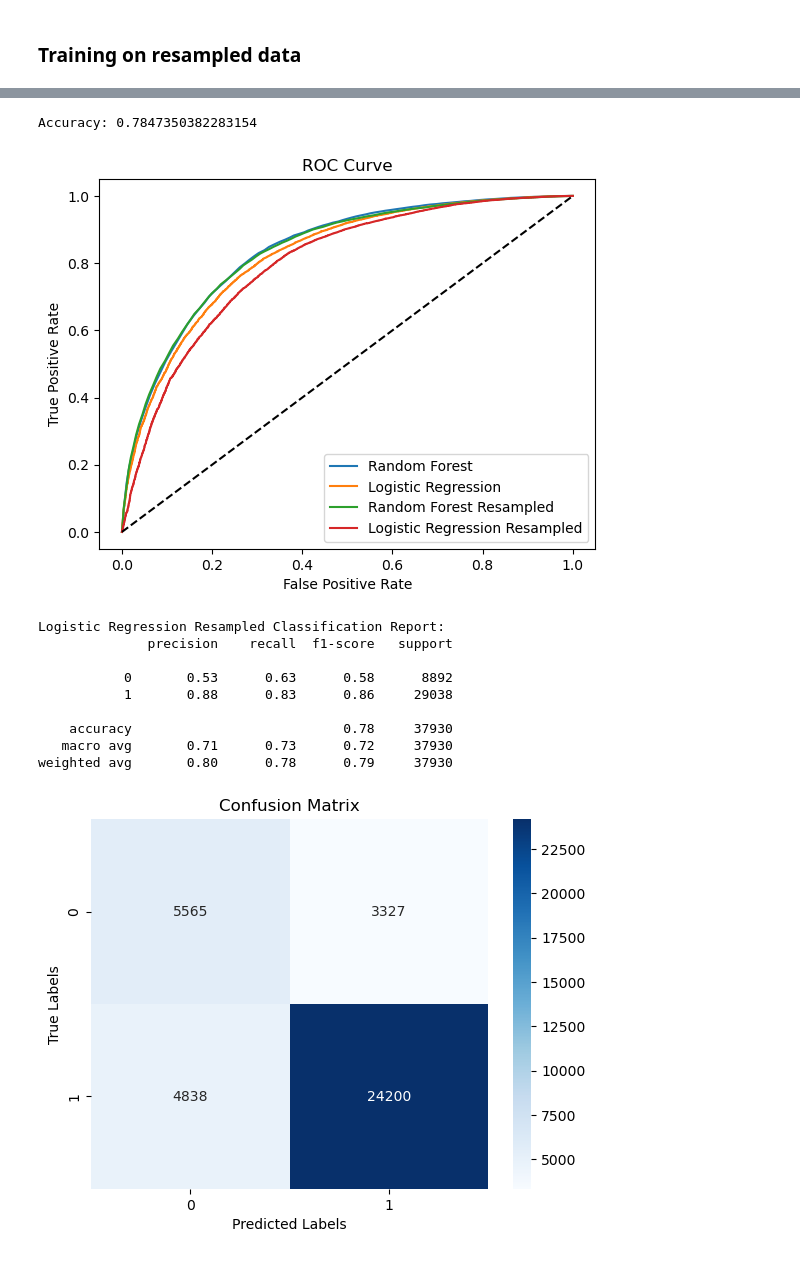
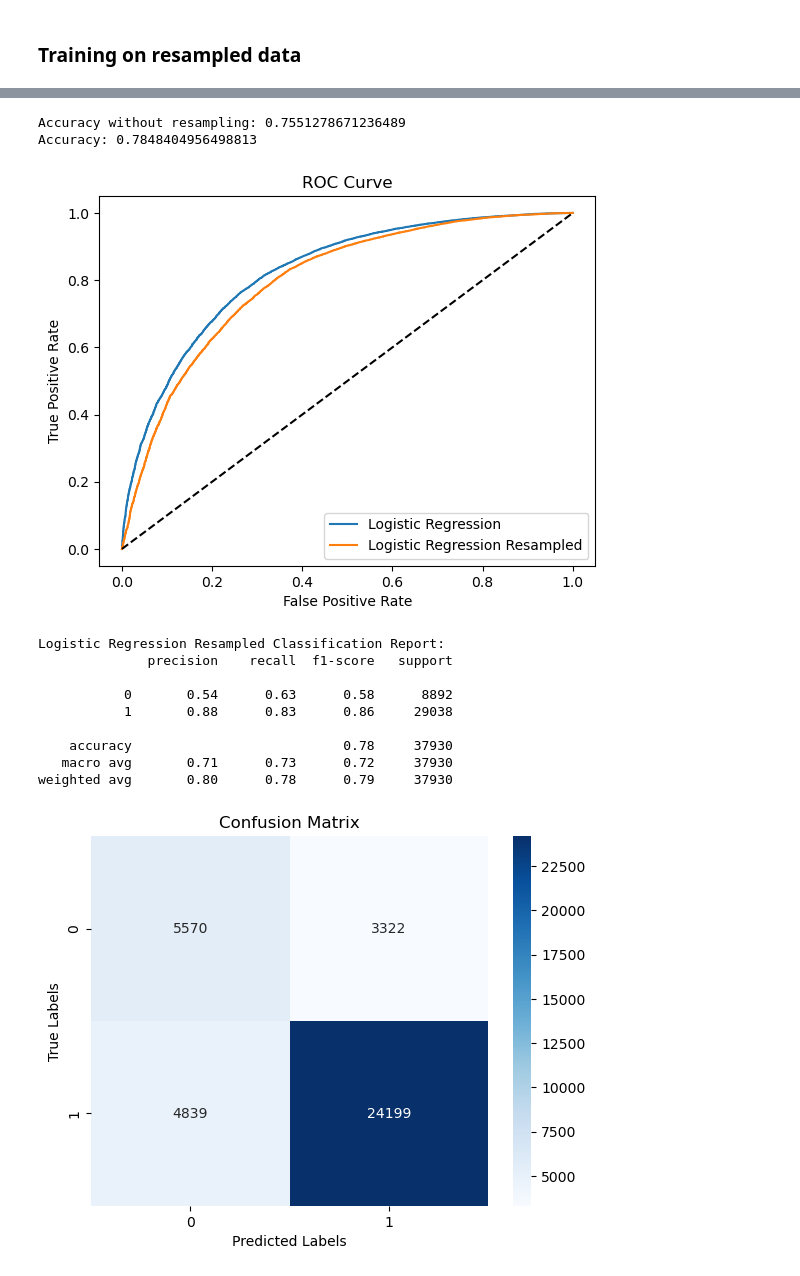
Before and after one commit to behruzgurbanli/CSCI4734_2024F_10551_PROJECT_8, a Jupyter notebook: CSCI4734_2024F_10551_PROJECT_CODE_8.ipynb, the cells around one changed output, grey strips where cells are left out. Cells and saved outputs as stored; diff of their text form; code cells hidden in the pictures.

```diff
--- a/CSCI4734_2024F_10551_PROJECT_CODE_8.ipynb
+++ b/CSCI4734_2024F_10551_PROJECT_CODE_8.ipynb
@@ -128,10 +128,8 @@ dtype: int64
 # %% [markdown]
 ### Categorical features
 # %%
-categorical_cols = ['traffic_control_device', 'device_condition', 'weather_condition',
-                    'lighting_condition', 'first_crash_type', 'trafficway_type',
-                    'alignment', 'roadway_surface_condition', 'road_defect',
-                    'crash_type']
+categorical_columns = data.select_dtypes(include=['object']).columns.tolist()
+print(categorical_columns)
 
-for col in categorical_cols:
+for col in categorical_columns:
     data[col] = data[col].str.upper().str.strip()
@@ -1005,41 +1017,50 @@ NameError: name 'fpr_rf_resampled' is not defined
 # %%
+# Logistic Regression
+lr_resampled = LogisticRegression(
+    max_iter=1000,
+    random_state=42
+)
+
+# Train the model
+lr_resampled.fit(X_train_resampled, y_train_resampled)
+
 # Predict on the test set
 y_pred_lr_resampled = lr_resampled.predict(X_test)
 y_prob_lr_resampled = lr_resampled.predict_proba(X_test)[:, 1]
 
+print(f'Accuracy without resampling: {lr_accuracy}')
 print(f'Accuracy: {accuracy_score(y_test, y_pred_lr_resampled)}')
 
 fpr_lr_resampled, tpr_lr_resampled, thresholds_lr_resampled = roc_curve(y_test, y_prob_lr_resampled)
 
 plt.figure()
-plt.plot(fpr, tpr, label='Random Forest')
 plt.plot(fpr_lr, tpr_lr, label='Logistic Regression')
-plt.plot(fpr_rf_resampled, tpr_rf_resampled, label='Random Forest Resampled')
 plt.plot(fpr_lr_resampled, tpr_lr_resampled, label='Logistic Regression Resampled')
 plt.plot([0, 1], [0, 1], color='black', linestyle='--')
 plt.xlabel('False Positive Rate')
 plt.ylabel('True Positive Rate')
 plt.title('ROC Curve')
 plt.legend()
 plt.show()
 
 print("Logistic Regression Resampled Classification Report:")
 print(classification_report(y_test, y_pred_lr_resampled))
 
 # Confusion Matrix
 plt.figure()
 sns.heatmap(confusion_matrix(y_test, y_pred_lr_resampled), annot=True, fmt='d', cmap='Blues')
 plt.title('Confusion Matrix')
 plt.xlabel('Predicted Labels')
 plt.ylabel('True Labels')
 plt.show()
 # %% [output]
-Accuracy: 0.7847350382283154
+Accuracy without resampling: 0.7551278671236489
+Accuracy: 0.7848404956498813
-[figure, old version]
+[figure, new version]
 Logistic Regression Resampled Classification Report:
               precision    recall  f1-score   support
 
-           0       0.53      0.63      0.58      8892
+           0       0.54      0.63      0.58      8892
            1       0.88      0.83      0.86     29038
 
     accuracy                           0.78     37930
```
Also changed, not shown: parts of 17 cells of this notebook.
